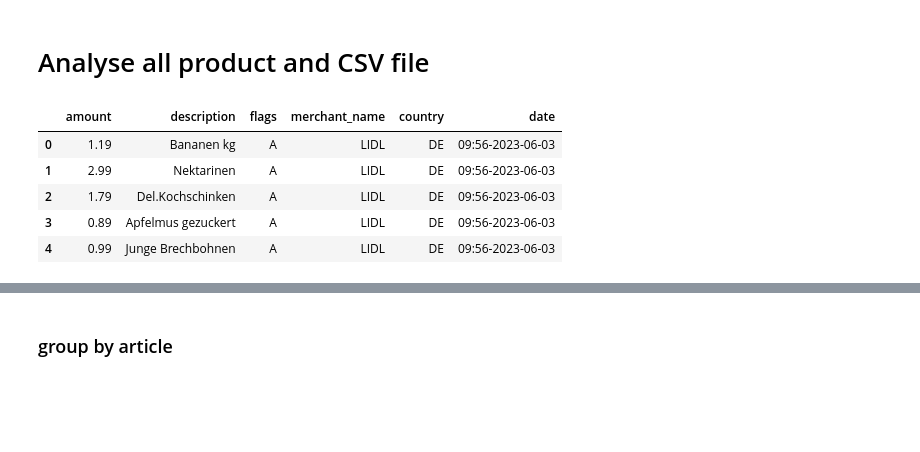
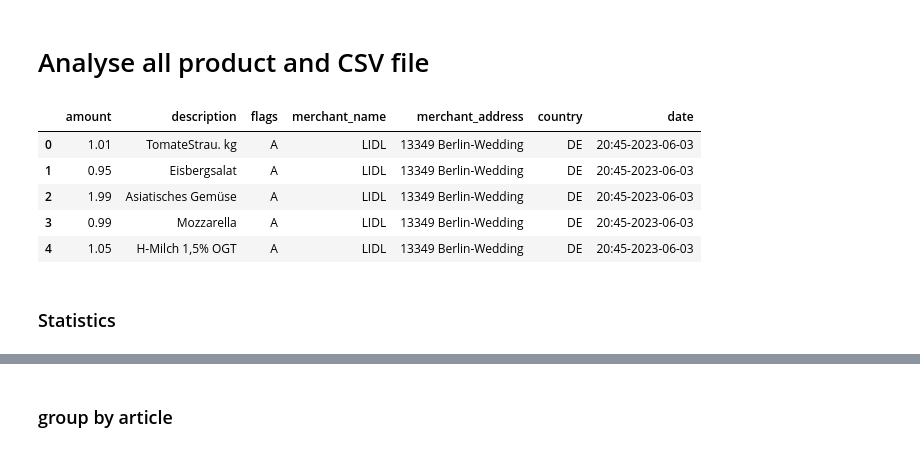
Before and after one commit to baptdev/receipt-ocr, a Jupyter notebook: python-receipt-ocr/notebook-receipt-OCR.ipynb, the cells around one changed output, grey strips where cells are left out. Saved outputs shown, nothing was run; the diff lists cells and outputs as text; code cells hidden in the pictures; blank space fills up the shorter version.

```diff
--- a/python-receipt-ocr/notebook-receipt-OCR.ipynb
+++ b/python-receipt-ocr/notebook-receipt-OCR.ipynb
@@ -308,19 +315,23 @@ plt.style.use('default')
 # %%
 #import and create dataset
 df_products = pd.read_csv("receipts/export_all_product.csv", sep=";")
 #df_items = pd.read_csv("receipts/export_all_items.csv", sep=";")
 
 df_products.dropna(axis=1, how='all', inplace=True)
-# when Müllerstraße 48-48a is in == LIDL
-condition_LIDL = df_products['merchant_name'].str.contains('Müllerstraße 48-48a')
+# when element of the list is in == LIDL
+# example : Müllerstraße 48-48a is in == LIDL
+condition_LIDL_list = ["LIDL", "Müllerstraße 48-48a", "Reinickendorfer"]
+condition_LIDL = df_products['merchant_name'].str.contains('|'.join(condition_LIDL_list))
 df_products.loc[condition_LIDL, 'merchant_name'] = "LIDL"
 
 df_products.head()
 #df_products.tail(10)
 # %% [output]
-|  | amount | description | flags | merchant_name | country | date |
-| 0 | 1.19 | Bananen kg | A | LIDL | DE | 09:56-2023-06-03 |
-| 1 | 2.99 | Nektarinen | A | LIDL | DE | 09:56-2023-06-03 |
-| 2 | 1.79 | Del.Kochschinken | A | LIDL | DE | 09:56-2023-06-03 |
-| 3 | 0.89 | Apfelmus gezuckert | A | LIDL | DE | 09:56-2023-06-03 |
-| 4 | 0.99 | Junge Brechbohnen | A | LIDL | DE | 09:56-2023-06-03 |
+|  | amount | description | flags | merchant_name | merchant_address | country | date |
+| 0 | 1.01 | TomateStrau. kg | A | LIDL | 13349 Berlin-Wedding | DE | 20:45-2023-06-03 |
+| 1 | 0.95 | Eisbergsalat | A | LIDL | 13349 Berlin-Wedding | DE | 20:45-2023-06-03 |
+| 2 | 1.99 | Asiatisches Gemüse | A | LIDL | 13349 Berlin-Wedding | DE | 20:45-2023-06-03 |
+| 3 | 0.99 | Mozzarella | A | LIDL | 13349 Berlin-Wedding | DE | 20:45-2023-06-03 |
+| 4 | 1.05 | H-Milch 1,5% OGT | A | LIDL | 13349 Berlin-Wedding | DE | 20:45-2023-06-03 |
+# %% [markdown]
+### Statistics
```
Also changed, not shown: parts of 7 cells of this notebook, 29 other files.
